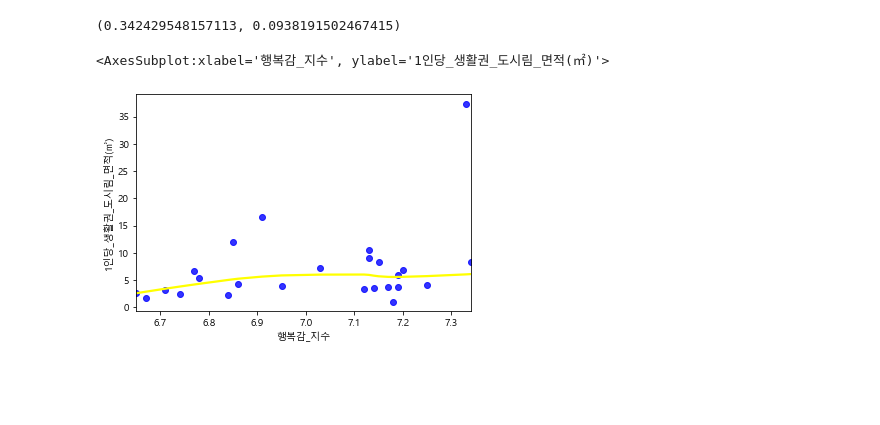
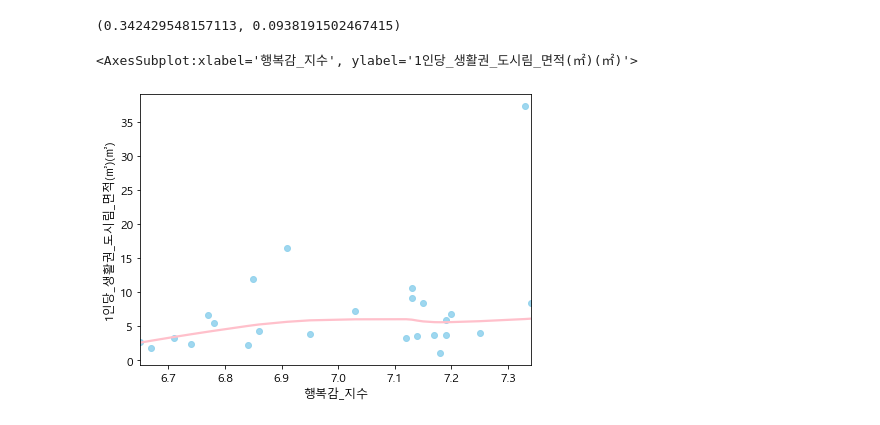
Before and after one commit to visual-project/walk-with-me, a Jupyter notebook: 시각화/junghun/2019 통합 테이블.ipynb, the cells around one changed output. Saved outputs shown, nothing was run; the diff lists cells and outputs as text; code cells hidden in the pictures; blank space fills up the shorter version.

```diff
--- a/시각화/junghun/2019 통합 테이블.ipynb
+++ b/시각화/junghun/2019 통합 테이블.ipynb
@@ -96,0 +179,25 @@ Deprecated in NumPy 1.20; for more details and guidance: https://numpy.org/devdo
+# %%
+# 1. 기본 스타일 설정
+#plt.style.use('default')
+plt.rcParams['figure.figsize'] = (20, 10)
+plt.rcParams['font.size'] = 10
+# 3. 그래프 그리기
+fig, ax2 = plt.subplots()
+ax2.bar(df["자치구"], df["재정자립도"], color='deeppink', label='재정자립도', alpha=0.3, width=0.7)
+ax2.set_ylabel('재정자립도')
+plt.ylim(10,60)
+plt.legend(loc=2,  fontsize=13)
+ax1 = ax2.twinx()
+ax1.plot(df["자치구"], df["격렬한 신체활동 실천"], '-s', color='purple', linewidth=2, alpha=0.5, label='격렬한 신체활동 실천')
+ax1.set_xlabel('자치구')
+
+ax1.set_ylabel('격렬한 신체활동 실천')
+ax1.tick_params(axis='both', direction='in')
+plt.legend(loc=1, fontsize=13)
+
+
+
+#ax2.set_ylim(0, 18)
+#ax2.set_ylabel(r'Demand ($\times10^6$)')
+ax2.tick_params(axis='y', direction='in')
+plt.show()
@@ -102,0 +212,4 @@ Index(['행복감_지수', '1인당_생활권_도시림_면적(㎡)'], dtype='ob
+# %%
+df11 = dic_df['격렬한 신체활동 실천'+'계계']
+df11.rename(columns={df11.columns[0]: df11.columns[0].replace(' ','_'),df11.columns[1]: df11.columns[1].replace(' ','_')+'(㎡)'},inplace = True)
+df11.columns
@@ -110,11 +225,12 @@ stats.pearsonr(df11[df11.columns[0]],df11[df11.columns[1]]) #피어슨 상관계
 # %% [output]
 (0.342429548157113, 0.0938191502467415)
 # %%
+plt.rcParams['figure.figsize'] = (7, 5)
 sns.set_palette("bright")
-sns.regplot(df11.columns[0],df11.columns[1], lowess=True, data = df11,scatter_kws={"color": "blue"}, line_kws={"color": "yellow"})
+sns.regplot(df11.columns[0],df11.columns[1], lowess=True, data = df11,scatter_kws={"color": "skyblue",}, line_kws={"color": "pink"})
 # %% [output]
-<AxesSubplot:xlabel='행복감_지수', ylabel='1인당_생활권_도시림_면적(㎡)'>
+<AxesSubplot:xlabel='행복감_지수', ylabel='1인당_생활권_도시림_면적(㎡)(㎡)'>
-[figure, old version]
+[figure, new version]
 # %%
 # 1행 2열 형태로 2개의 그래프를 그린다
 fig, (ax1, ax2) = plt.subplots(1, 2)
```
Also changed, not shown: parts of 18 cells of this notebook, 14 other files.
